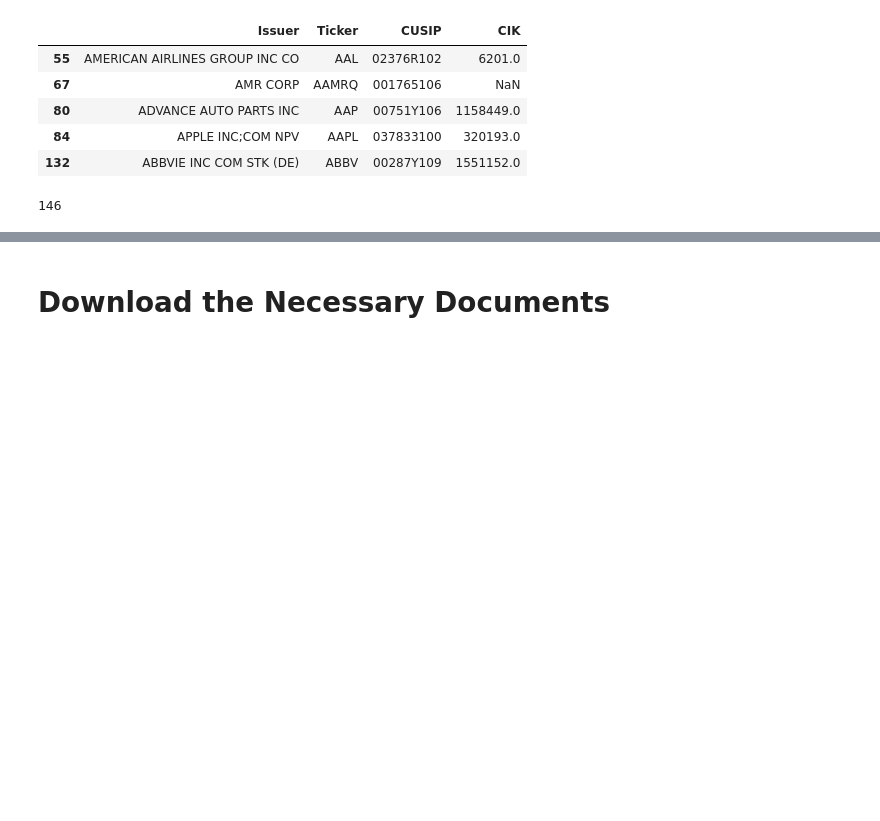
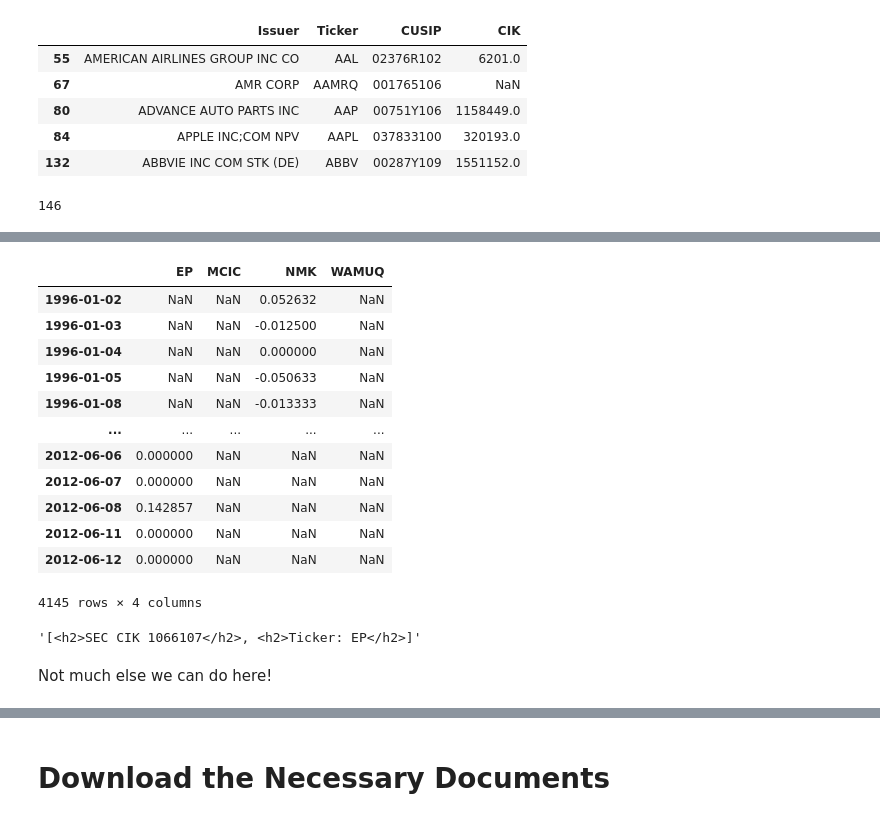
Before and after one commit to lkrenn/SP500_NLP_Project, a Jupyter notebook: Step1-Data/2-edgar_scrape.ipynb, the cells around one changed output, grey strips where cells are left out. Cells and saved outputs as stored; diff of their text form; code cells hidden in the pictures; blank space fills up the shorter version.

Commit message:
fixed some missing CIK-> tickers

```diff
--- a/Step1-Data/2-edgar_scrape.ipynb
+++ b/Step1-Data/2-edgar_scrape.ipynb
@@ -89,0 +127,2 @@ sum(matches['CIK'].isna())
+# %%
+mapping = pd.read_pickle('2-ticker_cik_mapping.pickle')
@@ -89,0 +136,10 @@ sum(matches['CIK'].isna())
+# %%
+# Pull out only the CIKs
+for key in mapping.keys():
+    try:
+        mapping[key] = str(re.search(r"\d{10}", mapping[key])[0])
+    except:
+        continue
+# %%
+map_df = pd.DataFrame([mapping]).T
+map_df
@@ -89,0 +162,3 @@ sum(matches['CIK'].isna())
+# %%
+missing = map_df[[len(x) != 10 for x in map_df[0]]].index
+missing
@@ -90 +194,23 @@ sum(matches['CIK'].isna())
+# %%
+df.loc[:,missing].dropna(how='all', axis=1).dropna(how='all')
+# %% [output]
+|  | EP | MCIC | NMK | WAMUQ |
+| 1996-01-02 | NaN | NaN | 0.052632 | NaN |
+| 1996-01-03 | NaN | NaN | -0.012500 | NaN |
+| 1996-01-04 | NaN | NaN | 0.000000 | NaN |
+| 1996-01-05 | NaN | NaN | -0.050633 | NaN |
+| 1996-01-08 | NaN | NaN | -0.013333 | NaN |
+| ... | ... | ... | ... | ... |
+| 2012-06-06 | 0.000000 | NaN | NaN | NaN |
+| 2012-06-07 | 0.000000 | NaN | NaN | NaN |
+| 2012-06-08 | 0.142857 | NaN | NaN | NaN |
+| 2012-06-11 | 0.000000 | NaN | NaN | NaN |
+| 2012-06-12 | 0.000000 | NaN | NaN | NaN |
+4145 rows × 4 columns
+# %%
+mapping['EP']
+# %% [output]
+'[<h2>SEC CIK 1066107</h2>, <h2>Ticker: EP</h2>]'
+# %% [markdown]
+Not much else we can do here!
 # %%
```
Also changed, not shown: parts of 33 cells of this notebook, 5 other files.
